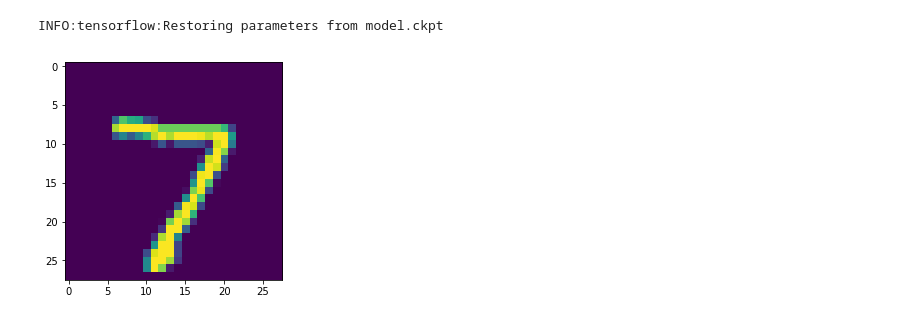
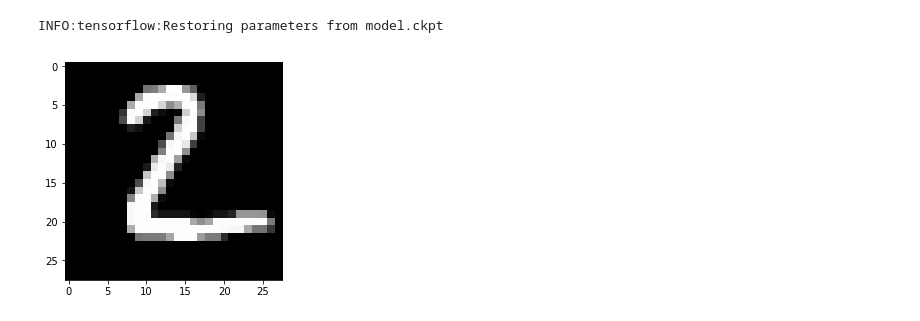
Before and after one commit to hutec/UncertaintyNN, a Jupyter notebook: notebooks/MNIST Adversarial.ipynb, the cells around one changed output. Saved outputs shown, nothing was run; the diff lists cells and outputs as text; code cells hidden in the pictures.

```diff
--- a/notebooks/MNIST Adversarial.ipynb
+++ b/notebooks/MNIST Adversarial.ipynb
@@ -24,7 +24,7 @@ ticks = [str(x) for x in range(10)]
 
 def show(img):
     """Displays single mnist digit"""
-    plt.imshow(img.reshape([28, 28]))
+    plt.imshow(img.reshape([28, 28]), cmap="gray")
     plt.show()
 
 def show_with_var(img, prob, var):
@@ -103,8 +104,8 @@ saver.restore(sess, "model.ckpt")
 INFO:tensorflow:Restoring parameters from model.ckpt
 # %%
 x_test = mnist.test.images
-img = x_test[0]  # example image to be modified
+img = x_test[1]  # example image to be modified
 show(img)
 # %% [output]
-[figure, old version]
+[figure, new version]
 # %%
```
Also changed, not shown: parts of 7 cells of this notebook.
